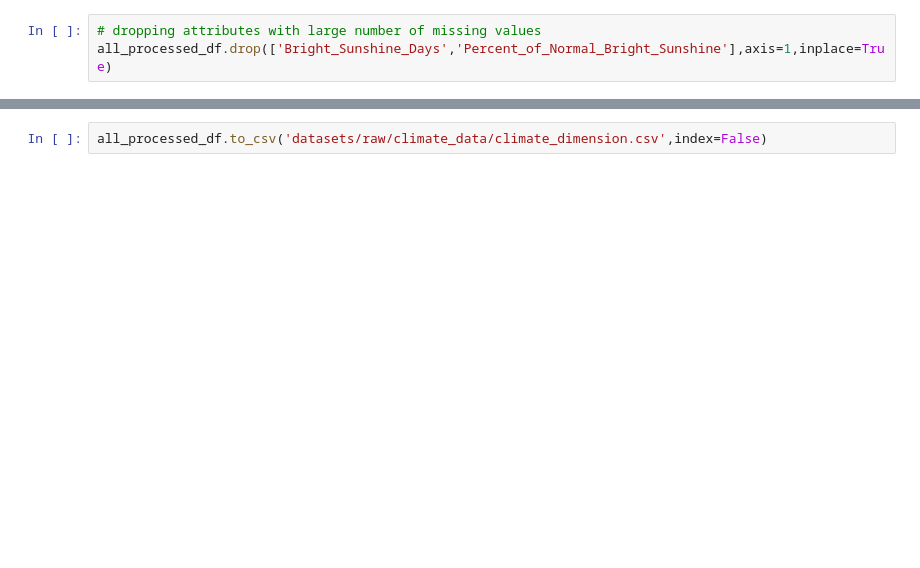
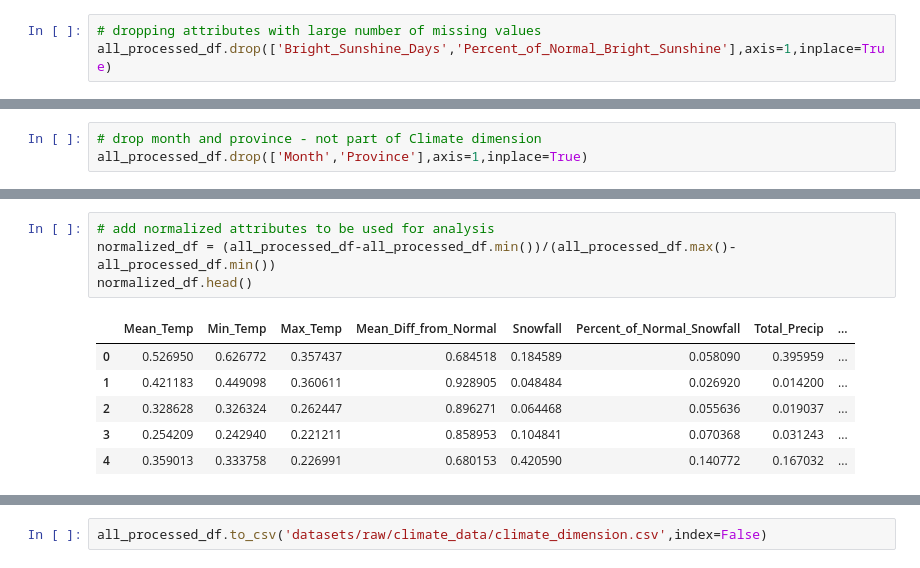
Before and after one commit to Daniel-Dumitrescu/csi4142-project, a Jupyter notebook: Climate_Preprocessing.ipynb, the cells around one changed output, grey strips where cells are left out. Drawn from its saved outputs; the diff is of its cells as text; blank space fills up the shorter version.

```diff
--- a/Climate_Processing.ipynb
+++ b/Climate_Preprocessing.ipynb
@@ -238,3 +211,6 @@ Days_with_Precip              0
 Heating_Degree_Days           0
 Cooling_Degree_Days           0
 dtype: int64
+# %%
+# drop month and province - not part of Climate dimension
+all_processed_df.drop(['Month','Province'],axis=1,inplace=True)
@@ -240,0 +233,11 @@ dtype: int64
+# %%
+# add normalized attributes to be used for analysis
+normalized_df = (all_processed_df-all_processed_df.min())/(all_processed_df.max()-all_processed_df.min())
+normalized_df.head()
+# %% [output]
+|  | Mean_Temp | Min_Temp | Max_Temp | Mean_Diff_from_Normal | Snowfall | Percent_of_Normal_Snowfall | Total_Precip | ... |
+| 0 | 0.526950 | 0.626772 | 0.357437 | 0.684518 | 0.184589 | 0.058090 | 0.395959 | ... |
+| 1 | 0.421183 | 0.449098 | 0.360611 | 0.928905 | 0.048484 | 0.026920 | 0.014200 | ... |
+| 2 | 0.328628 | 0.326324 | 0.262447 | 0.896271 | 0.064468 | 0.055636 | 0.019037 | ... |
+| 3 | 0.254209 | 0.242940 | 0.221211 | 0.858953 | 0.104841 | 0.070368 | 0.031243 | ... |
+| 4 | 0.359013 | 0.333758 | 0.226991 | 0.680153 | 0.420590 | 0.140772 | 0.167032 | ... |
```
Also changed, not shown: parts of 19 cells of this notebook.
